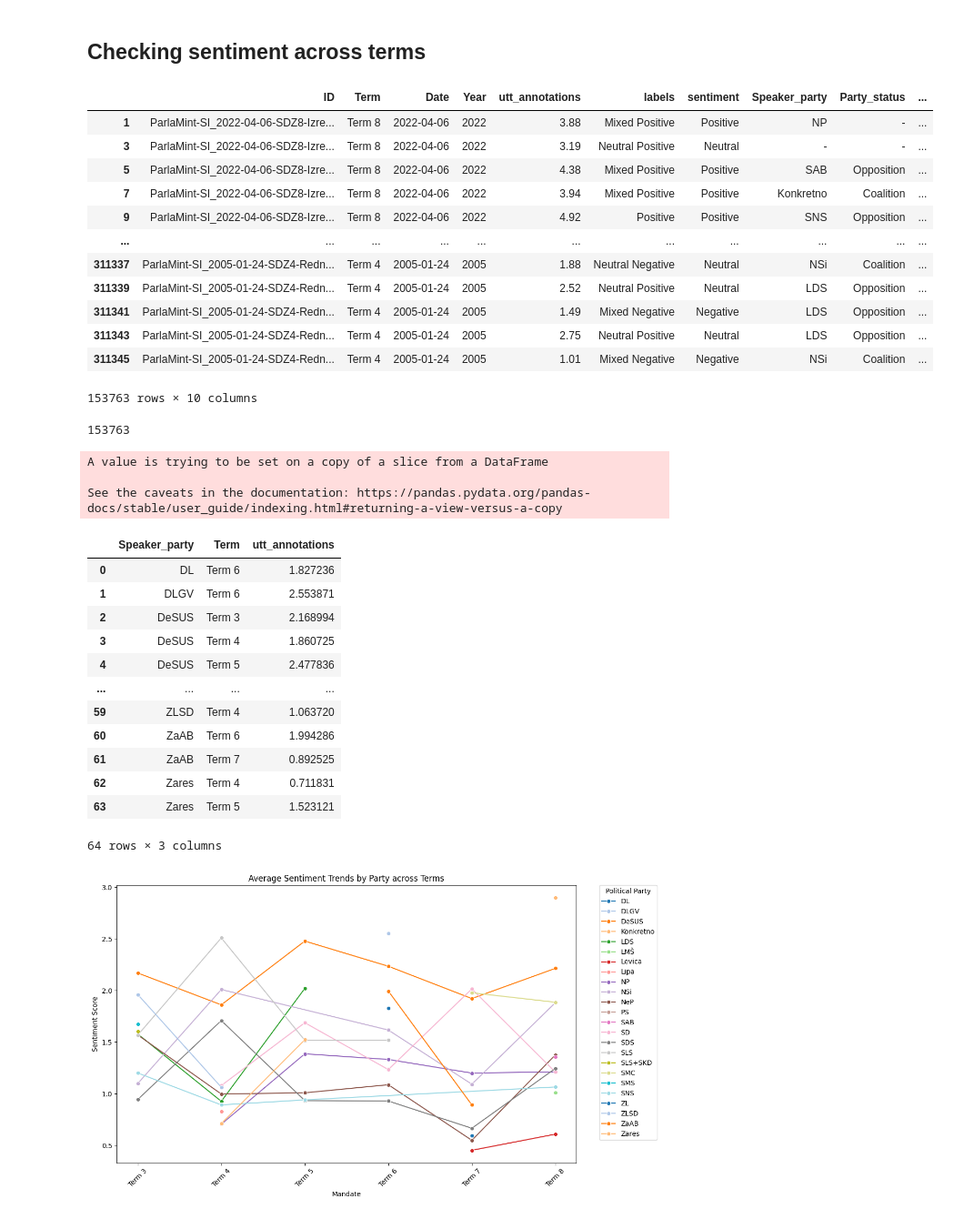
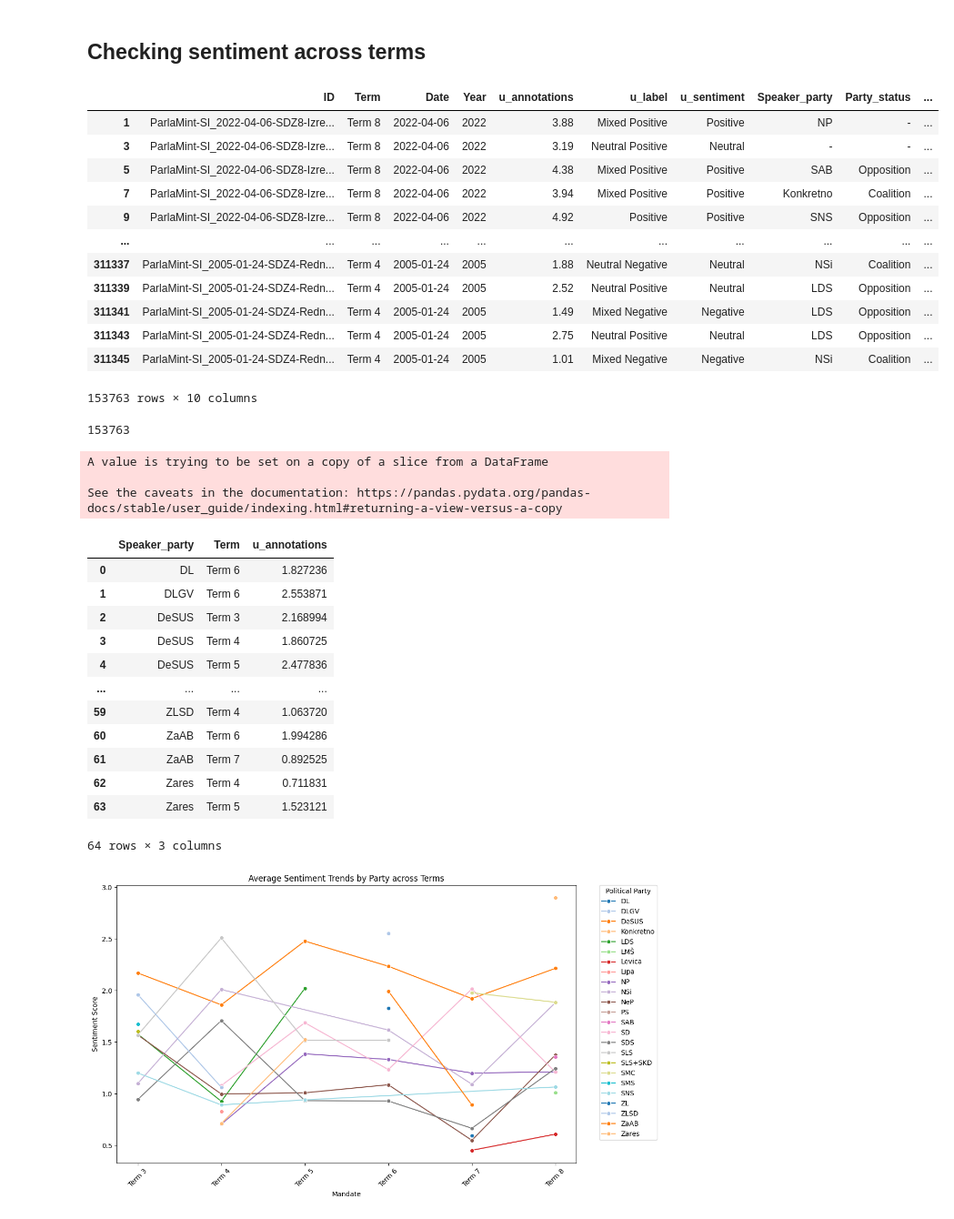
Before and after one commit to katjameden/ParlaMint_Sentiment, a Jupyter notebook: Aggregation/Notebooks/Sentiment_Analysis/Analysis_utterances.ipynb, the cells around one changed output. Shown at 91% size. Drawn from its saved outputs; the diff is of its cells as text; code cells hidden in the pictures.

```diff
--- a/Aggregation/Notebooks/Sentiment_Analysis/Analysis_utterances.ipynb
+++ b/Aggregation/Notebooks/Sentiment_Analysis/Analysis_utterances.ipynb
@@ -5,7 +5,7 @@ import pandas as pd
 import seaborn as sns
 import matplotlib.pyplot as plt
 
-df = pd.read_csv('../../Datasets/Sentiment_Analysis/ParlaMint-SI.tsv', delimiter='\t', encoding='utf-8')
+df = pd.read_csv('../../Datasets/ParlaMint-SI.tsv', delimiter='\t', encoding='utf-8')
 df = df.drop_duplicates(subset=['ID']).reset_index(drop=True)
 
 df.head()
@@ -618,10 +618,10 @@ plt.show()
 # %% [markdown]
 ## Checking sentiment across terms
 # %%
-mandates = df[['ID', 'Term', 'Date', 'Year', 'utt_annotations', 'labels', 'sentiment', 'Speaker_party', 'Party_status', 'Party_orientation']]
+mandates = df[['ID', 'Term', 'Date', 'Year', 'u_annotations', 'u_label', 'u_sentiment', 'Speaker_party', 'Party_status', 'Party_orientation']]
 mandates
 # %% [output]
-|  | ID | Term | Date | Year | utt_annotations | labels | sentiment | Speaker_party | Party_status | ... |
+|  | ID | Term | Date | Year | u_annotations | u_label | u_sentiment | Speaker_party | Party_status | ... |
 | 1 | ParlaMint-SI_2022-04-06-SDZ8-Izre... | Term 8 | 2022-04-06 | 2022 | 3.88 | Mixed Positive | Positive | NP | - | ... |
 | 3 | ParlaMint-SI_2022-04-06-SDZ8-Izre... | Term 8 | 2022-04-06 | 2022 | 3.19 | Neutral Positive | Neutral | - | - | ... |
 | 5 | ParlaMint-SI_2022-04-06-SDZ8-Izre... | Term 8 | 2022-04-06 | 2022 | 4.38 | Mixed Positive | Positive | SAB | Opposition | ... |
@@ -641,8 +641,8 @@ mandates.replace('-', np.nan, inplace=True)
 print(len(mandates))
 
 terms = mandates.copy()
-terms['utt_annotations'] = pd.to_numeric(terms['utt_annotations'])
-trends = terms.groupby(['Speaker_party', 'Term']).agg({'utt_annotations':'mean'}).reset_index()
+terms['u_annotations'] = pd.to_numeric(terms['u_annotations'])
+trends = terms.groupby(['Speaker_party', 'Term']).agg({'u_annotations':'mean'}).reset_index()
 trends['Term'] = pd.Categorical(trends['Term'], ordered=True)
 
 trends
@@ -651,7 +651,7 @@ trends
 A value is trying to be set on a copy of a slice from a DataFrame
 
 See the caveats in the documentation: https://pandas.pydata.org/pandas-docs/stable/user_guide/indexing.html#returning-a-view-versus-a-copy
-|  | Speaker_party | Term | utt_annotations |
+|  | Speaker_party | Term | u_annotations |
 | 0 | DL | Term 6 | 1.827236 |
 | 1 | DLGV | Term 6 | 2.553871 |
 | 2 | DeSUS | Term 3 | 2.168994 |
```
Also changed, not shown: parts of 18 cells of this notebook, 12 other files.
